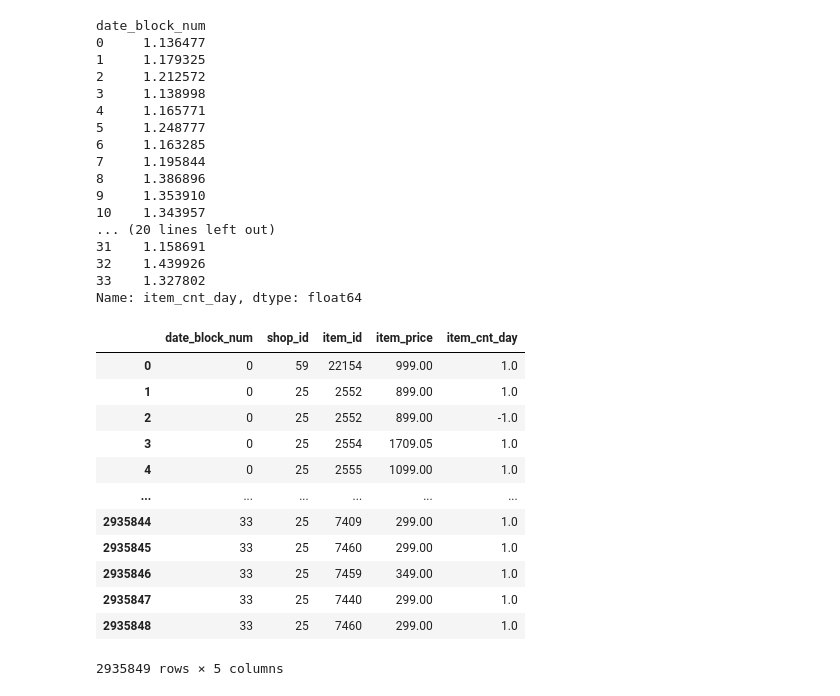
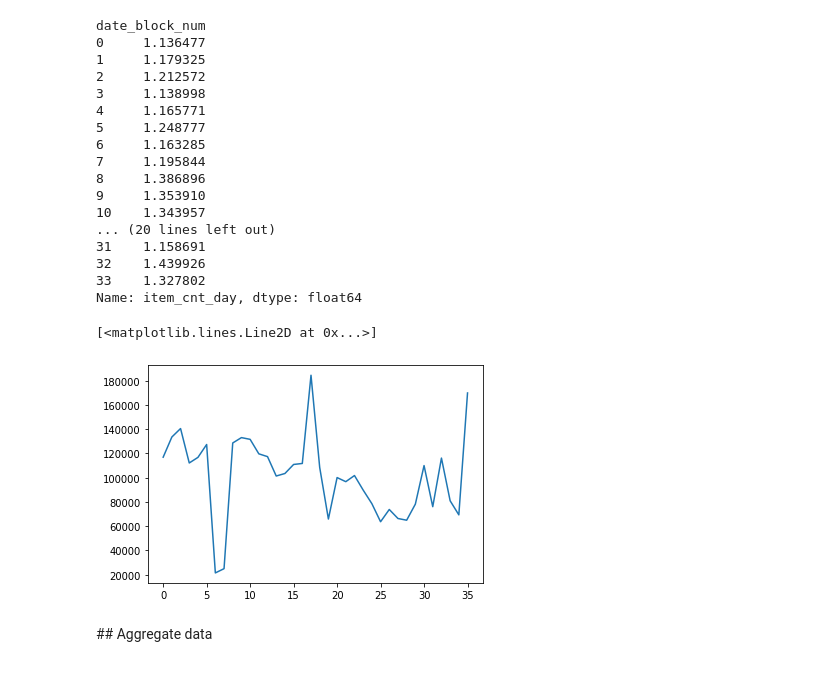
Before and after one commit to WHYTEWYLL/Future_Sales, a Jupyter notebook: Data Cleaning.ipynb, the cells around one changed output. Saved outputs shown, nothing was run; the diff lists cells and outputs as text; code cells hidden in the pictures.

Commit message:
aggregate data

```diff
--- a/Data Cleaning.ipynb
+++ b/Data Cleaning.ipynb
@@ -164,19 +168,3 @@ date_block_num
 32    1.439926
 33    1.327802
 Name: item_cnt_day, dtype: float64
-# %%
-train
-# %% [output]
-|  | date_block_num | shop_id | item_id | item_price | item_cnt_day |
-| 0 | 0 | 59 | 22154 | 999.00 | 1.0 |
-| 1 | 0 | 25 | 2552 | 899.00 | 1.0 |
-| 2 | 0 | 25 | 2552 | 899.00 | -1.0 |
-| 3 | 0 | 25 | 2554 | 1709.05 | 1.0 |
-| 4 | 0 | 25 | 2555 | 1099.00 | 1.0 |
-| ... | ... | ... | ... | ... | ... |
-| 2935844 | 33 | 25 | 7409 | 299.00 | 1.0 |
-| 2935845 | 33 | 25 | 7460 | 299.00 | 1.0 |
-| 2935846 | 33 | 25 | 7459 | 349.00 | 1.0 |
-| 2935847 | 33 | 25 | 7440 | 299.00 | 1.0 |
-| 2935848 | 33 | 25 | 7460 | 299.00 | 1.0 |
-2935849 rows × 5 columns
@@ -184,0 +171,9 @@ X_train, X_test, y_train, y_test = train_test_split(X, y, test_size=0.2)
+# %%
+sales_month=pd.DataFrame(df.groupby(['date_block_num']).sum().item_cnt_day).reset_index()
+sales_month.columns = ['date_block_num', 'sum_items_sold']
+plt.plot(sales_month.sum_items_sold)
+# %% [output]
+[<matplotlib.lines.Line2D at 0x...>]
+[figure, added]
+# %% [markdown]
+## Aggregate data
```
Also changed, not shown: parts of 9 cells of this notebook.
